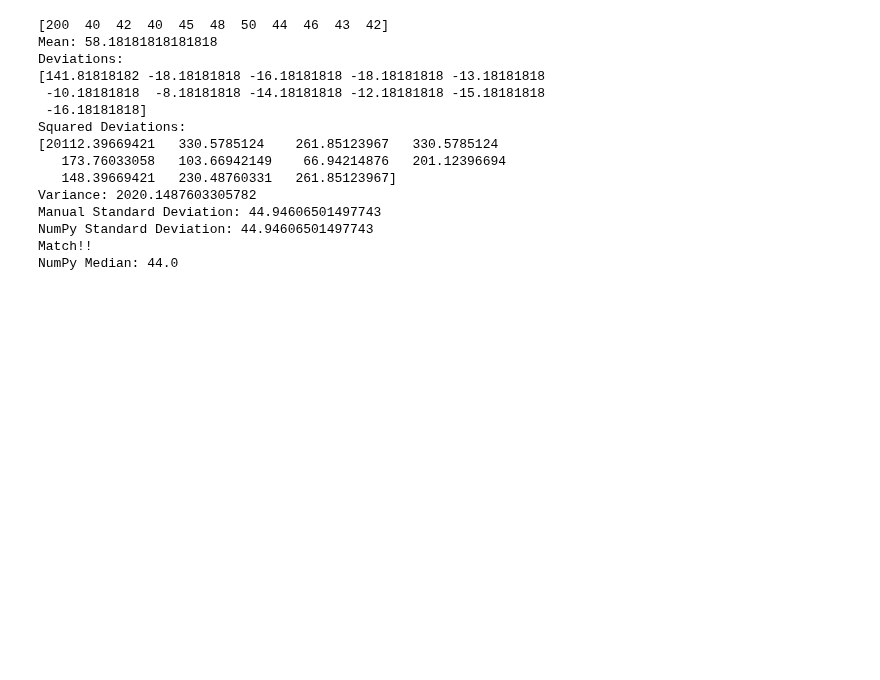
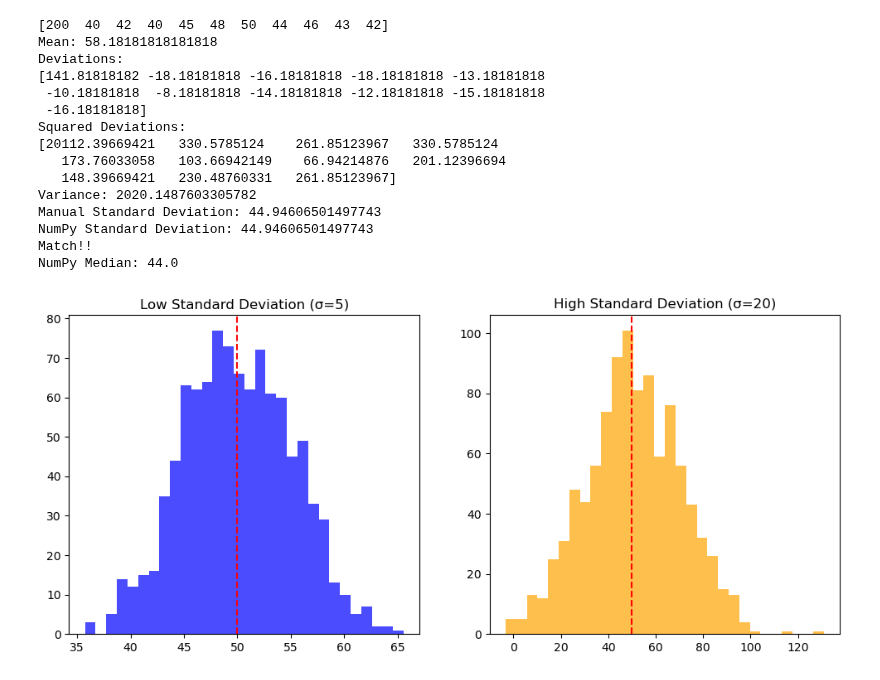
Before and after one commit to nikilok/python-ml, a Jupyter notebook: Python_for_Data_Science_NumPy.ipynb, the cells around one changed output. Drawn from its saved outputs; the diff is of its cells as text; code cells hidden in the pictures; blank space fills up the shorter version.

```diff
--- a/Python_for_Data_Science_NumPy.ipynb
+++ b/Python_for_Data_Science_NumPy.ipynb
@@ -659,3 +864,27 @@ Manual Standard Deviation: 44.94606501497743
 NumPy Standard Deviation: 44.94606501497743
 Match!!
 NumPy Median: 44.0
+# %%
+import matplotlib.pyplot as plt
+
+# Low standard deviation (tight cluster)
+low_std = np.random.normal(50, 5, 1000)    # mean=50, std=5
+
+# High standard deviation (spread out)
+high_std = np.random.normal(50, 20, 1000)  # mean=50, std=20
+
+plt.figure(figsize=(12, 5))
+
+plt.subplot(1, 2, 1)
+plt.hist(low_std, bins=30, alpha=0.7, color='blue')
+plt.title('Low Standard Deviation (σ=5)')
+plt.axvline(50, color='red', linestyle='--', label='Mean')
+
+plt.subplot(1, 2, 2)
+plt.hist(high_std, bins=30, alpha=0.7, color='orange')
+plt.title('High Standard Deviation (σ=20)')
+plt.axvline(50, color='red', linestyle='--', label='Mean')
+
+plt.show()
+# %% [output]
+[figure, added]
```
Also changed, not shown: parts of 32 cells of this notebook.
